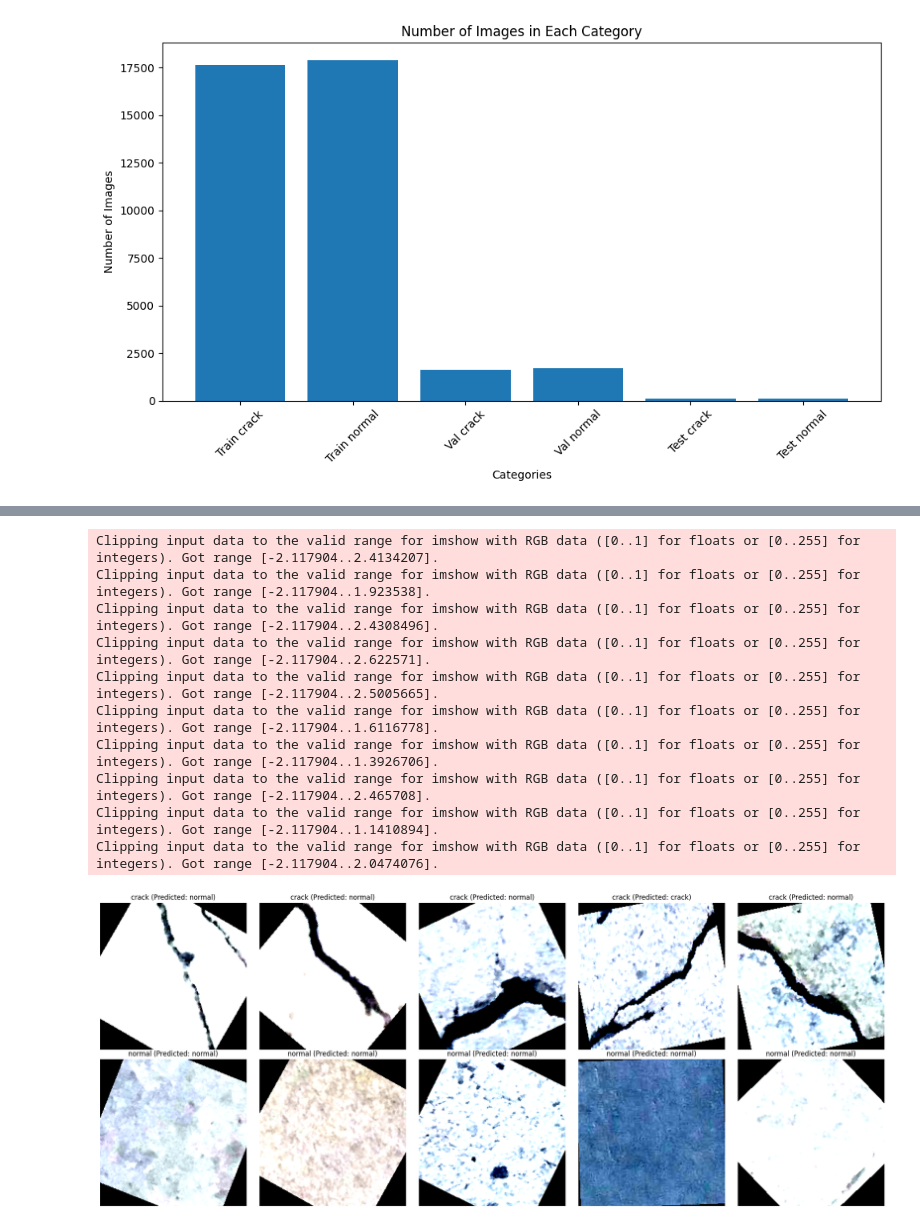
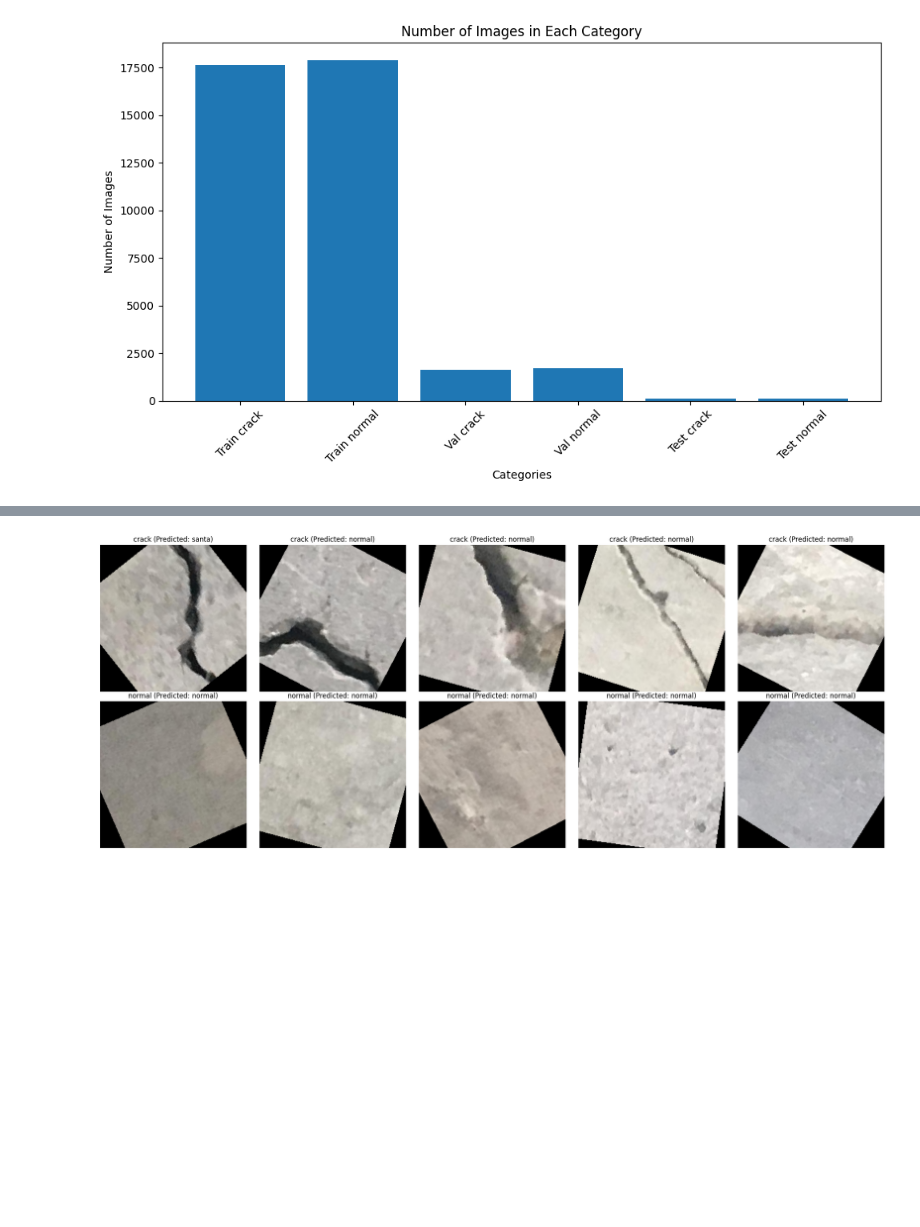
Before and after one commit to black940514/image_binary_10, a Jupyter notebook: 3_torch.ipynb, the cells around one changed output, grey strips where cells are left out. Drawn from its saved outputs; the diff is of its cells as text; code cells hidden in the pictures; blank space fills up the shorter version.

```diff
--- a/3_torch.ipynb
+++ b/3_torch.ipynb
@@ -379,43 +379,43 @@ class_folders = {
     'crack': '../실습 파일/3/test/crack',
     'normal': '../실습 파일/3/test/normal'
 }
+# %%
+def denormalize(tensor):
+    # ImageNet 정규화에 사용된 평균과 표준편차
+    mean = torch.tensor([0.485, 0.456, 0.406]).view(3, 1, 1)
+    std = torch.tensor([0.229, 0.224, 0.225]).view(3, 1, 1)
+
+    # 정규화 역변환
+    return tensor * std + mean
 # %%
 plt.figure(figsize=(20, 8))
 
 counter = 1
 
 
 for class_name, folder_path in class_folders.items():
     image_paths = glob.glob(os.path.join(folder_path, '*'))
     selected_paths = np.random.choice(image_paths, size=5, replace=False)
 
     for image_path in selected_paths:
         image = load_and_transform_image(image_path, transform)
 
         net.eval()
 
         with torch.no_grad():
-            outputs = net(image)  # 이미 GPU에 있는 이미지 사용
+            outputs = net(image)
             _, predicted = torch.max(outputs, 1)
-        prediction = 'crack' if predicted.item() == 0 else 'normal'
+        prediction = 'santa' if predicted.item() == 1 else 'normal'
 
         plt.subplot(2, 5, counter)
-        plt.imshow(image.cpu().squeeze().permute(1, 2, 0))  # CPU로 이동 후 표시
+        # denormalize 함수를 사용하여 이미지 복원
+        display_image = denormalize(image.cpu().squeeze())
+        plt.imshow(display_image.permute(1, 2, 0).clamp(0, 1))  # 값을 0~1 범위로 제한
         plt.title(f'{class_name} (Predicted: {prediction})')
         plt.axis('off')
         counter += 1
 
 plt.tight_layout()
 plt.show()
 # %% [output]
-Clipping input data to the valid range for imshow with RGB data ([0..1] for floats or [0..255] for integers). Got range [-2.117904..2.4134207].
-Clipping input data to the valid range for imshow with RGB data ([0..1] for floats or [0..255] for integers). Got range [-2.117904..1.923538].
-Clipping input data to the valid range for imshow with RGB data ([0..1] for floats or [0..255] for integers). Got range [-2.117904..2.4308496].
-Clipping input data to the valid range for imshow with RGB data ([0..1] for floats or [0..255] for integers). Got range [-2.117904..2.622571].
-Clipping input data to the valid range for imshow with RGB data ([0..1] for floats or [0..255] for integers). Got range [-2.117904..2.5005665].
-Clipping input data to the valid range for imshow with RGB data ([0..1] for floats or [0..255] for integers). Got range [-2.117904..1.6116778].
-Clipping input data to the valid range for imshow with RGB data ([0..1] for floats or [0..255] for integers). Got range [-2.117904..1.3926706].
-Clipping input data to the valid range for imshow with RGB data ([0..1] for floats or [0..255] for integers). Got range [-2.117904..2.465708].
-Clipping input data to the valid range for imshow with RGB data ([0..1] for floats or [0..255] for integers). Got range [-2.117904..1.1410894].
-Clipping input data to the valid range for imshow with RGB data ([0..1] for floats or [0..255] for integers). Got range [-2.117904..2.0474076].
-[figure, old version]
+[figure, new version]
```
Also changed, not shown: parts of 5 cells of this notebook, 4 other files.
